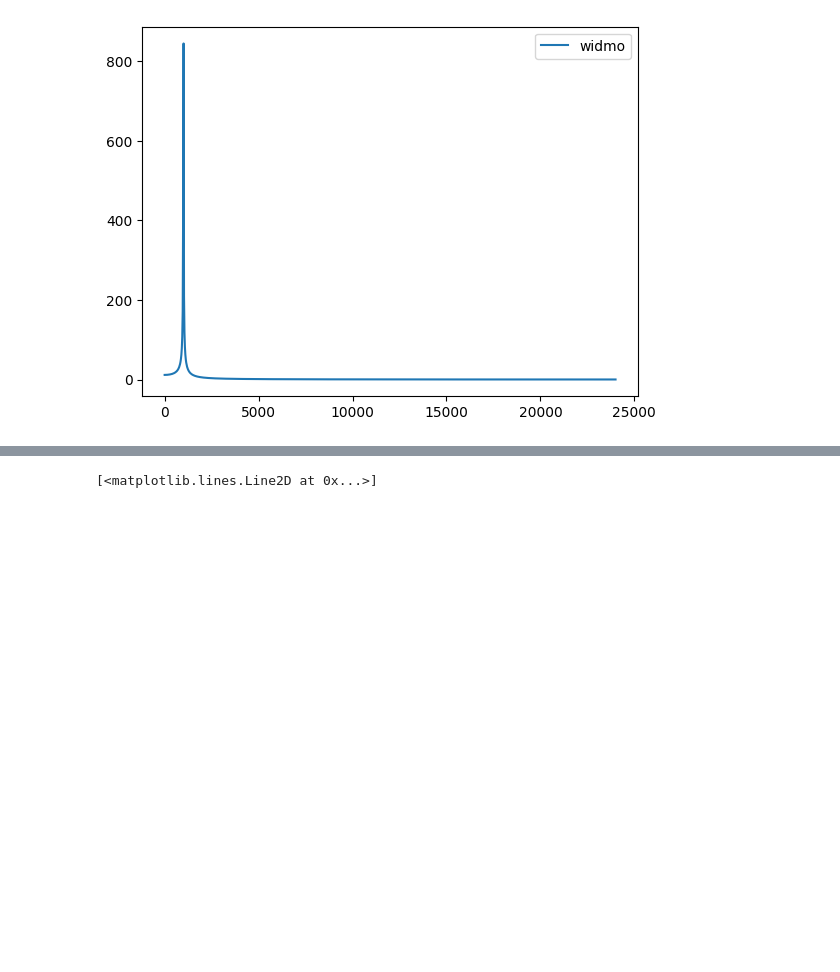
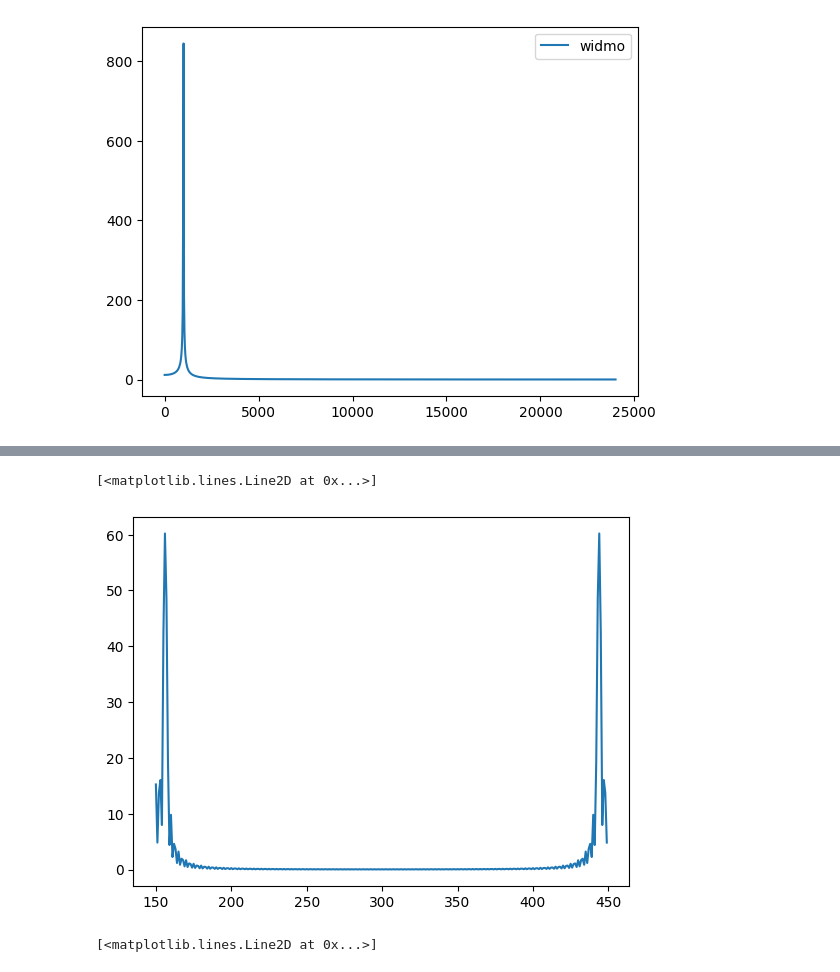
Before and after one commit to tynka022/SignalAnalisis, a Jupyter notebook: lab2/lab2.ipynb, the cells around one changed output, grey strips where cells are left out. Cells and saved outputs as stored; diff of their text form; code cells hidden in the pictures; blank space fills up the shorter version.

```diff
--- a/lab2/lab2.ipynb
+++ b/lab2/lab2.ipynb
@@ -43,3 +44,8 @@ plt.plot(l, (prostokat * sinus[50:150]), label='prostokat')
+# %%
+plt.plot(l, (np.abs(np.fft.fft(prostokat*sinus[150:450]))), label='widmo prostokata')
+# %% [output]
+[<matplotlib.lines.Line2D at 0x...>]
+[figure, added]
 # %%
 plt.plot(n, (np.blackman(2048) * sinus), label='Blackmana')
 # %% [output]
```
Also changed, not shown: parts of 2 cells of this notebook.
